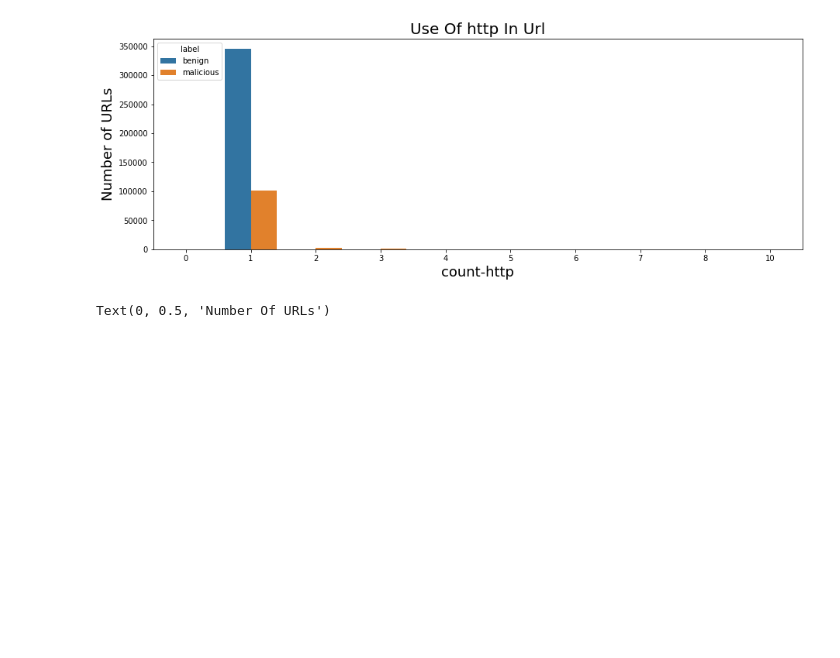
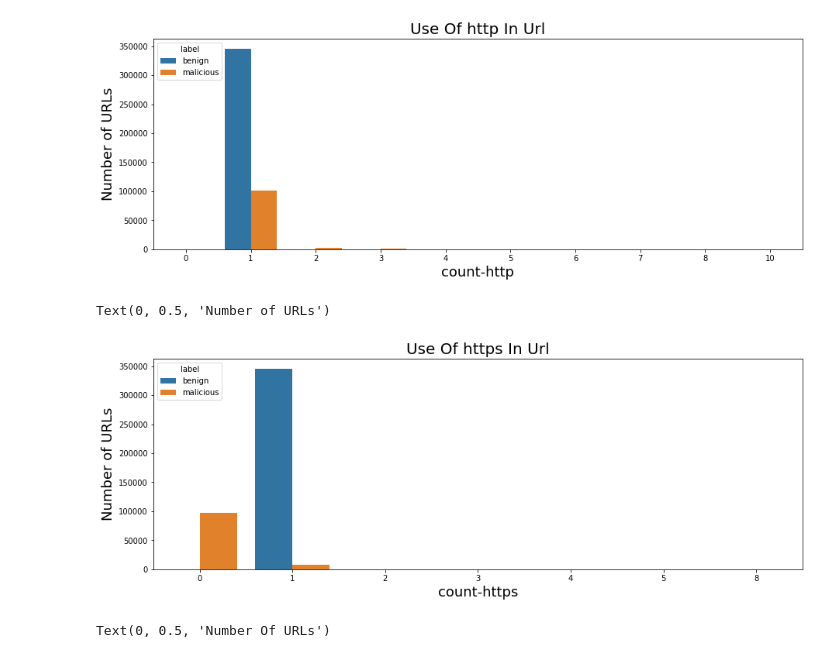
Before and after one commit to plamengj/Detecting-Malicious-URLs, a Jupyter notebook: Detecting_malicious_URLs.ipynb, the cells around one changed output. Drawn from its saved outputs; the diff is of its cells as text; code cells hidden in the pictures; blank space fills up the shorter version.

Commit message:
added https

```diff
--- a/Detecting_malicious_URLs.ipynb
+++ b/Detecting_malicious_URLs.ipynb
@@ -309,6 +309,17 @@ plt.ylabel("Number of URLs",fontsize=18)
 # %% [output]
 Text(0, 0.5, 'Number of URLs')
 [figure]
+# %%
+plt.figure(figsize=(15,5))
+plt.title("Use Of https In Url",fontsize=20)
+plt.xlabel("Count Of https",fontsize=18)
+
+sns.countplot(urldata['count-https'],hue='label',data=urldata)
+
+plt.ylabel("Number of URLs",fontsize=18)
+# %% [output]
+Text(0, 0.5, 'Number of URLs')
+[figure, added]
 # %%
 plt.figure(figsize=(15,5))
 plt.title("Use Of WWW In URL",fontsize=20)
```
Also changed, not shown: parts of 1 cell of this notebook.
